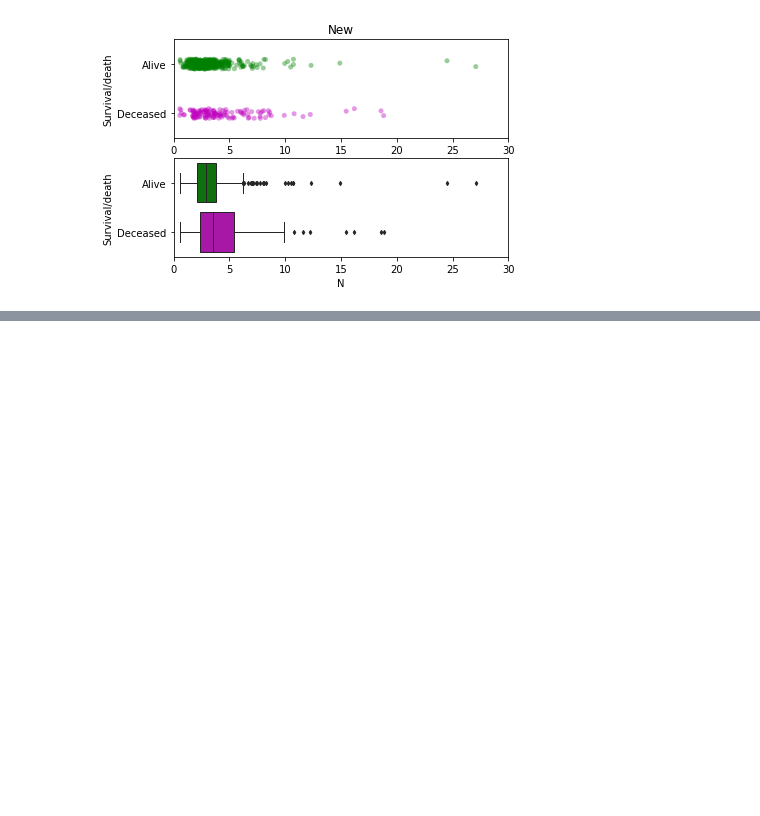
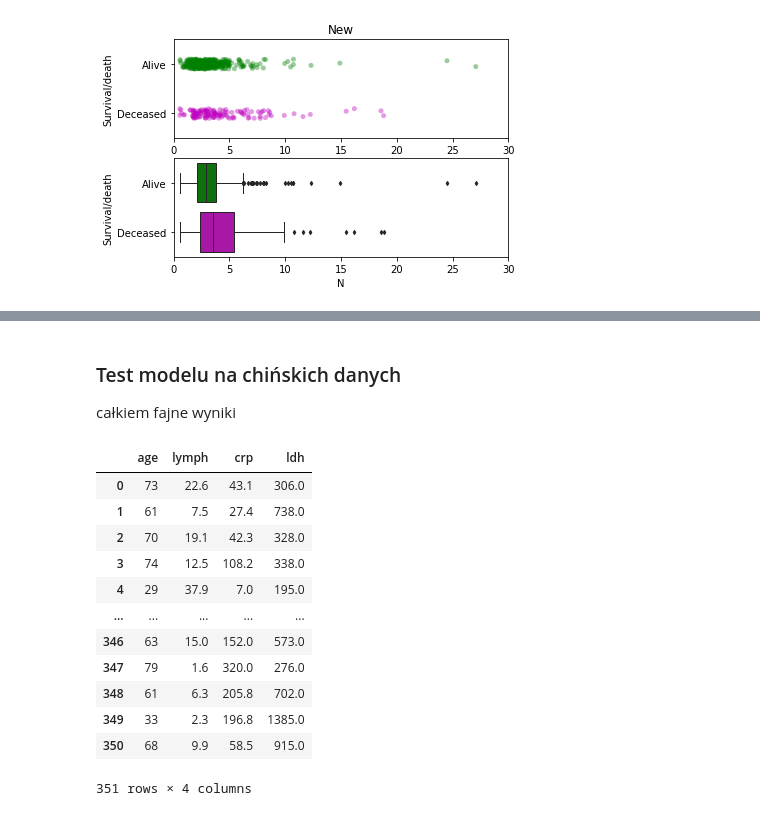
Before and after one commit to mini-pw/2021L-WB-ML, a Jupyter notebook: Nazwa_zespołu1/projekt_v1/miniEDA.ipynb, the cells around one changed output, grey strips where cells are left out. Drawn from its saved outputs; the diff is of its cells as text; code cells hidden in the pictures; blank space fills up the shorter version.

```diff
--- a/Nazwa_zespołu1/projekt_v1/miniEDA.ipynb
+++ b/Nazwa_zespołu1/projekt_v1/miniEDA.ipynb
@@ -145,0 +250,26 @@ ax[1].set_yticklabels(["Alive", "Deceased"])
+# %% [markdown]
+### Test modelu na chińskich danych
+
+całkiem fajne wyniki
+# %%
+china_new = pd.read_csv('china_processed.csv') #przetworzone chińskie dane
+# %%
+X_china = china_new[['age', 'First_Lymph', 'First_CRP', 'First_LDH']]
+X_china.columns = ['age', 'lymph', 'crp', 'ldh']
+Y_china = china_new['outcome']
+
+X_china
+# %% [output]
+|  | age | lymph | crp | ldh |
+| 0 | 73 | 22.6 | 43.1 | 306.0 |
+| 1 | 61 | 7.5 | 27.4 | 738.0 |
+| 2 | 70 | 19.1 | 42.3 | 328.0 |
+| 3 | 74 | 12.5 | 108.2 | 338.0 |
+| 4 | 29 | 37.9 | 7.0 | 195.0 |
+| ... | ... | ... | ... | ... |
+| 346 | 63 | 15.0 | 152.0 | 573.0 |
+| 347 | 79 | 1.6 | 320.0 | 276.0 |
+| 348 | 61 | 6.3 | 205.8 | 702.0 |
+| 349 | 33 | 2.3 | 196.8 | 1385.0 |
+| 350 | 68 | 9.9 | 58.5 | 915.0 |
+351 rows × 4 columns
```
Also changed, not shown: parts of 16 cells of this notebook.
